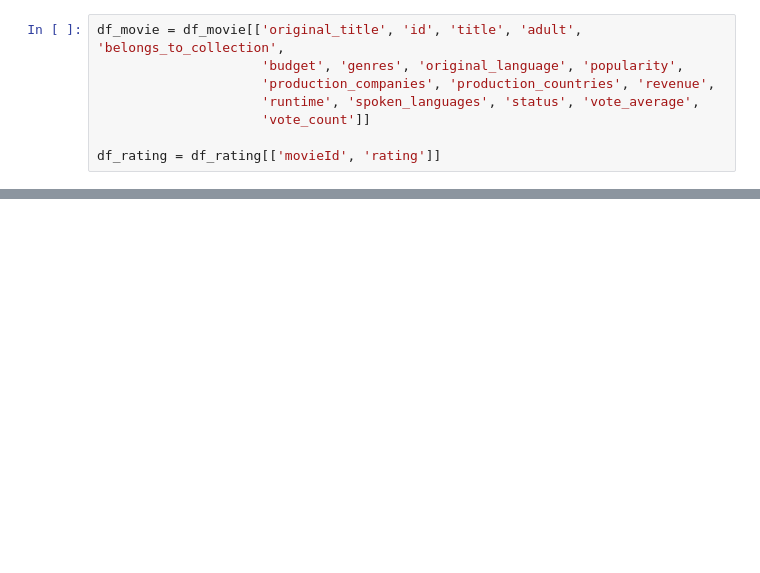
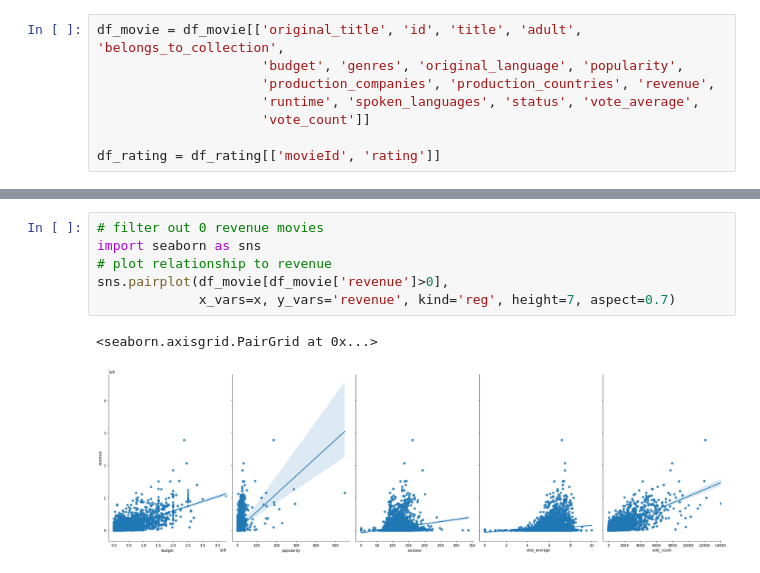
Before and after one commit to sangchoi93/ai_group_20, a Jupyter notebook: movie_dataset.ipynb, the cells around one changed output, grey strips where cells are left out. Saved outputs shown, nothing was run; the diff lists cells and outputs as text; blank space fills up the shorter version.

```diff
--- a/movie_dataset.ipynb
+++ b/movie_dataset.ipynb
@@ -58,0 +52,9 @@ df_movie_cleaned.astype({
+# %%
+# filter out 0 revenue movies
+import seaborn as sns
+# plot relationship to revenue
+sns.pairplot(df_movie[df_movie['revenue']>0],
+             x_vars=x, y_vars='revenue', kind='reg', height=7, aspect=0.7)
+# %% [output]
+<seaborn.axisgrid.PairGrid at 0x...>
+[figure, added]
```
Also changed, not shown: parts of 23 cells of this notebook.
